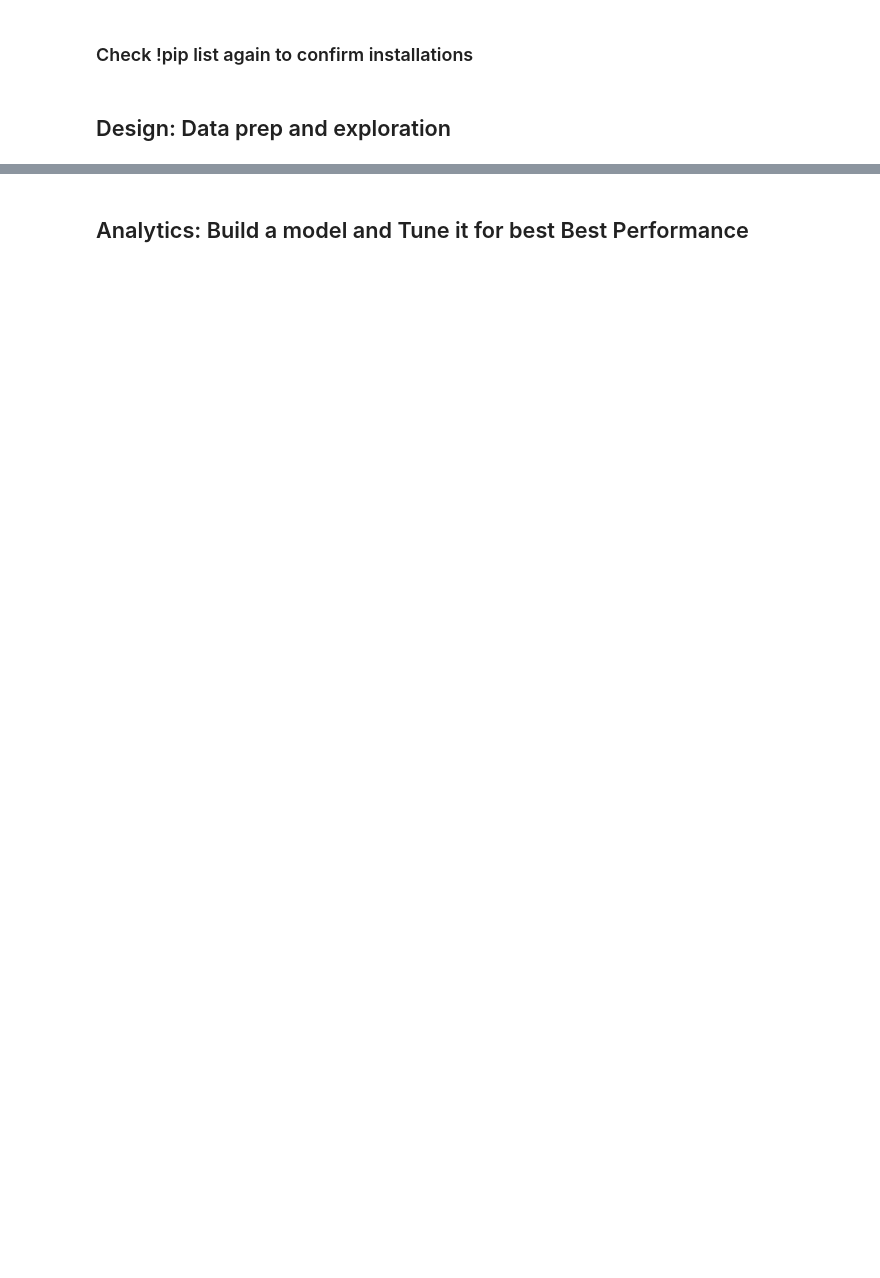
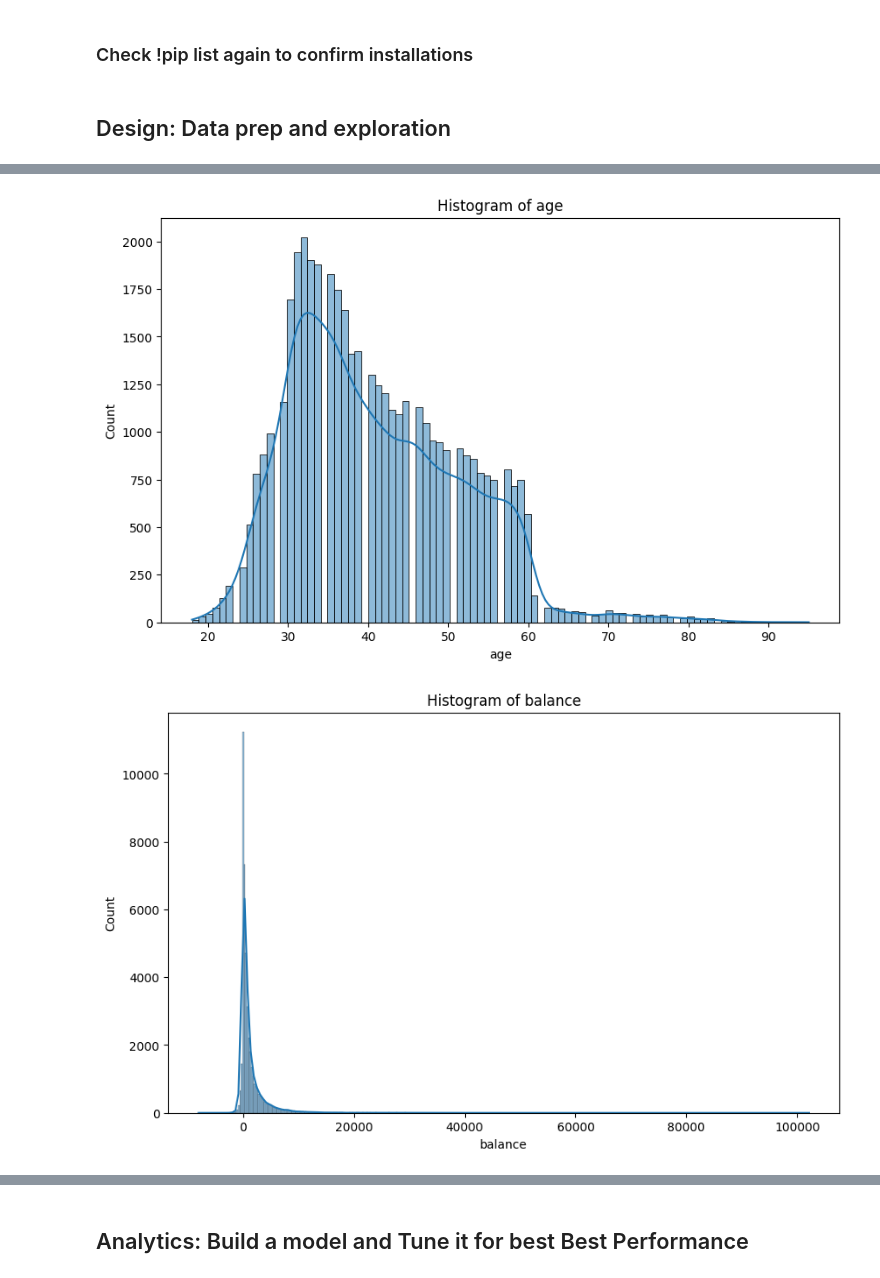
Before and after one commit to potatams/ds1001_final, a Jupyter notebook: ds1001_final/notebooks/Final_Project_Notebook.ipynb, the cells around one changed output, grey strips where cells are left out. Saved outputs shown, nothing was run; the diff lists cells and outputs as text; code cells hidden in the pictures; blank space fills up the shorter version.

Commit message:
set up Codespace, venv, and packages. Upload and read data

```diff
--- a/ds1001_final/notebooks/Final_Project_Notebook.ipynb
+++ b/ds1001_final/notebooks/Final_Project_Notebook.ipynb
@@ -64,7 +100,8 @@ from fairlearn.metrics import count, true_positive_rate, false_positive_rate, se
 # %% [markdown]
 ## Design: Data prep and exploration
 # %%
-"name your dataset" = pd.read_csv('your_dataset.csv') # the data is the data folder,
+data = pd.read_csv('../data/processed/bank_final.csv') # the data is the data folder,
+data.info()
 #you'll need to use the correct path to the dataset.
 
 # How many rows are in the dataframe? How many columns?
@@ -71,9 +129,12 @@ from fairlearn.metrics import count, true_positive_rate, false_positive_rate, se
 # %%
 # Explore the variables a bit more, create histograms for the numerics values and bar charts for the categorical.
 # Histograms for numeric variables
-numeric_columns = "xx".select_dtypes(include=['number']).columns
+numeric_columns = data.select_dtypes(include=['number']).columns
 for col in numeric_columns:
     plt.figure(figsize=(10, 6))
-    sns.histplot("xx"[col], kde=True)
+    sns.histplot(data[col], kde=True)
     plt.title(f'Histogram of {col}')
     plt.show()
+# %% [output]
+[figure, added]
+[figure, added]
```
Also changed, not shown: parts of 23 cells of this notebook, 57 other files.
